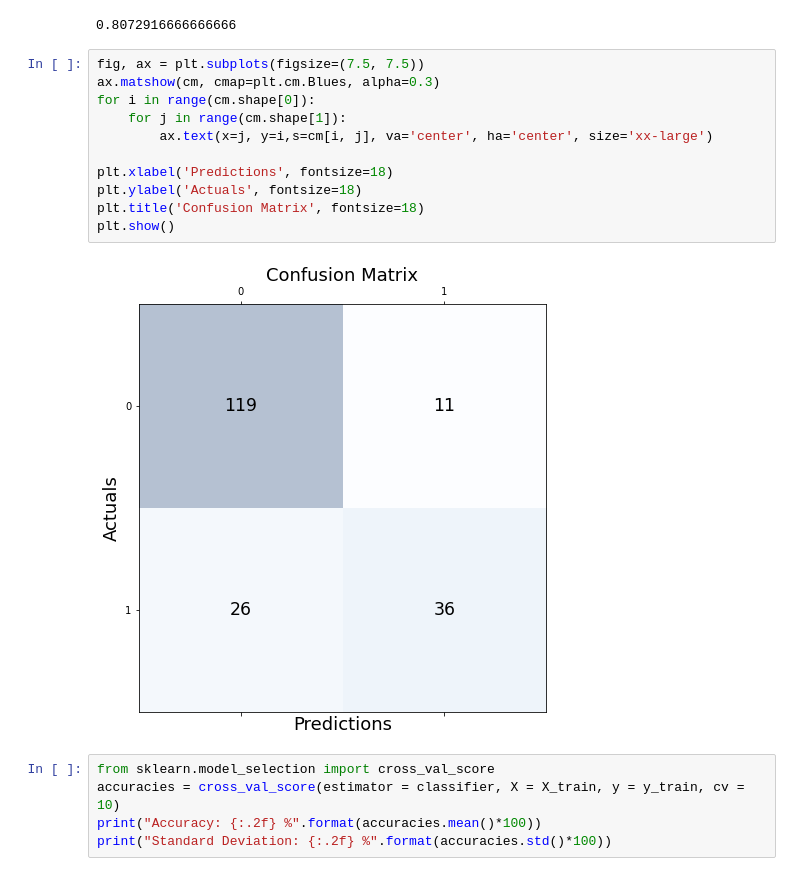
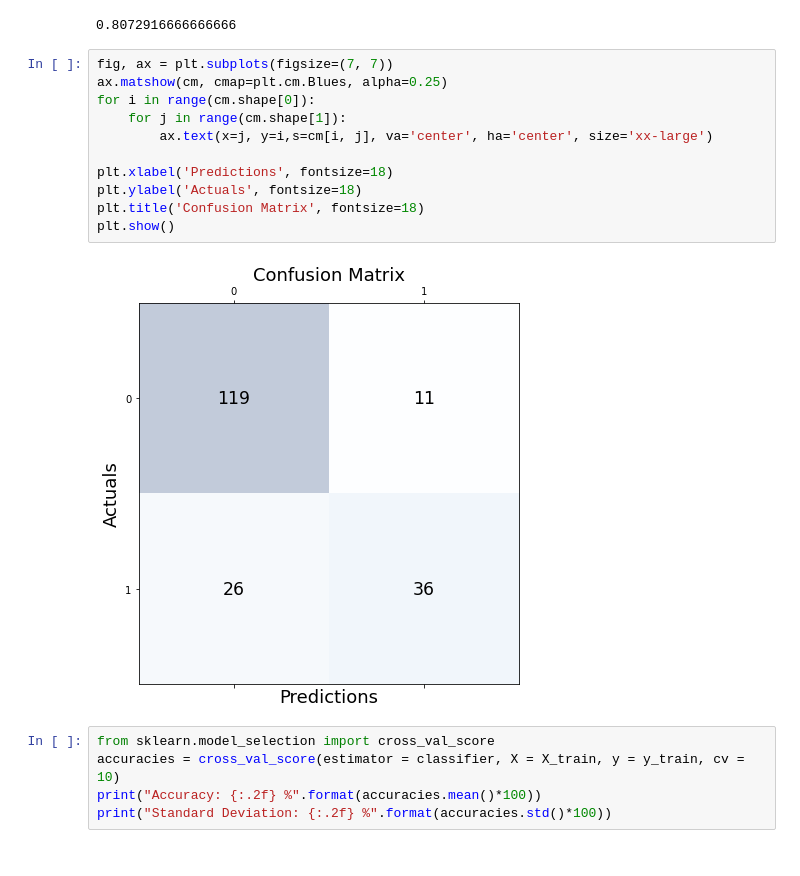
Before and after one commit to SairamNomula/DiaDisc, a Jupyter notebook: python/Ml_model.ipynb, the cells around one changed output. Cells and saved outputs as stored; diff of their text form.

```diff
--- a/python/Ml_model.ipynb
+++ b/python/Ml_model.ipynb
@@ -52,18 +54,18 @@ accuracy_score(y_test, y_pred)
  [ 26  36]]
 0.8072916666666666
 # %%
-fig, ax = plt.subplots(figsize=(7.5, 7.5))
-ax.matshow(cm, cmap=plt.cm.Blues, alpha=0.3)
+fig, ax = plt.subplots(figsize=(7, 7))
+ax.matshow(cm, cmap=plt.cm.Blues, alpha=0.25)
 for i in range(cm.shape[0]):
     for j in range(cm.shape[1]):
         ax.text(x=j, y=i,s=cm[i, j], va='center', ha='center', size='xx-large')
 
 plt.xlabel('Predictions', fontsize=18)
 plt.ylabel('Actuals', fontsize=18)
 plt.title('Confusion Matrix', fontsize=18)
 plt.show()
 # %% [output]
-[figure, old version]
+[figure, new version]
 # %%
 from sklearn.model_selection import cross_val_score
 accuracies = cross_val_score(estimator = classifier, X = X_train, y = y_train, cv = 10)
```
Also changed, not shown: parts of 8 cells of this notebook.
